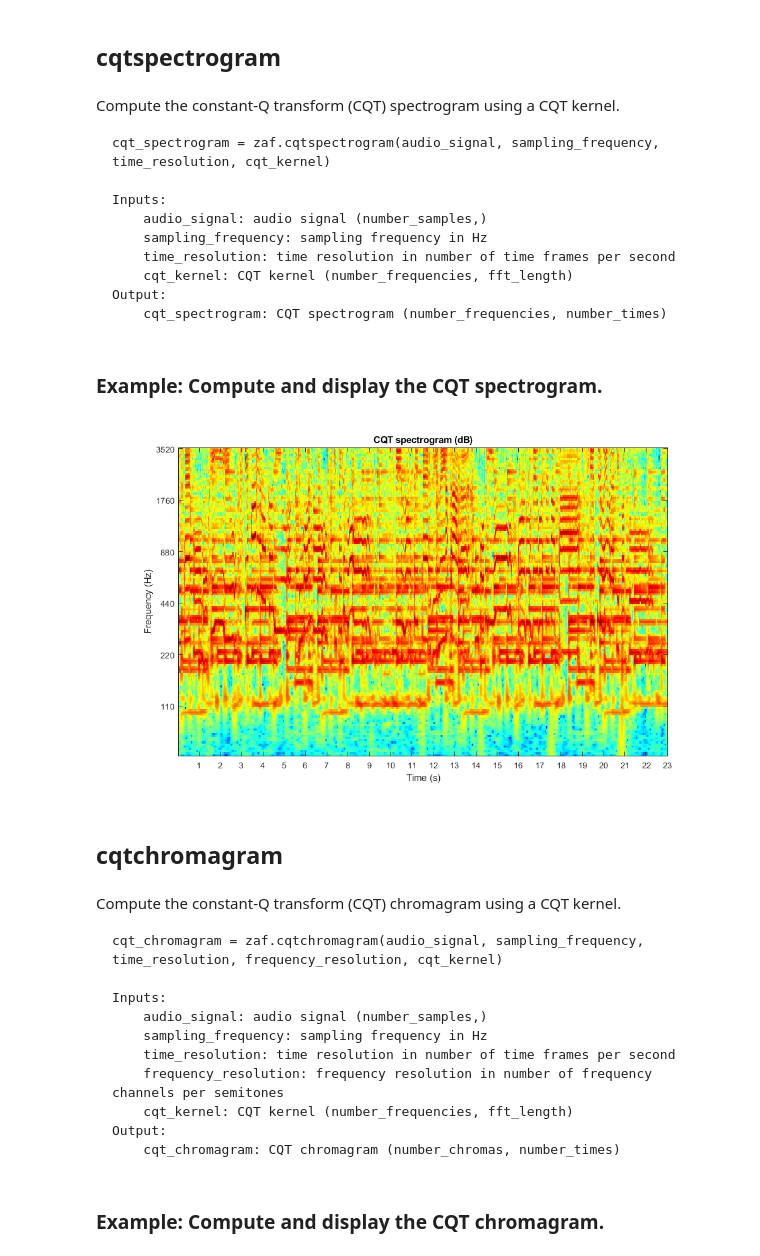
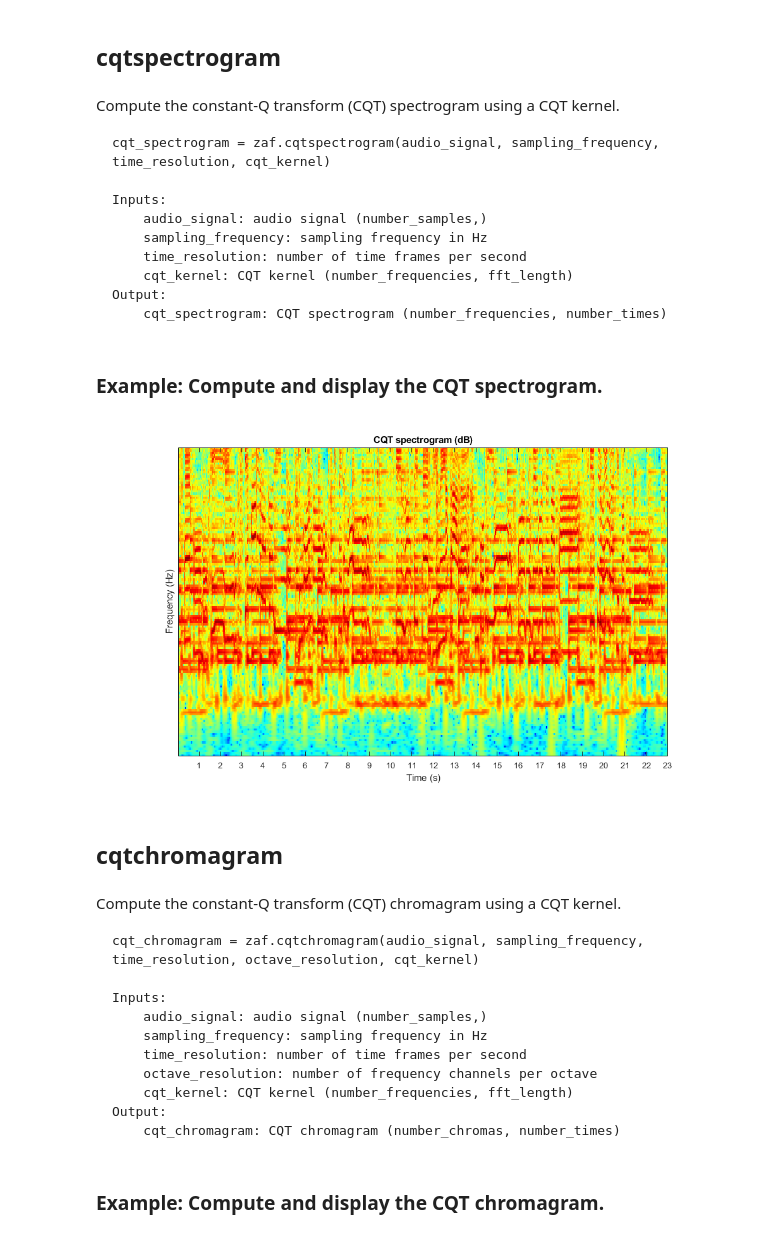
Before and after one commit to zafarrafii/Zaf-Matlab, a Jupyter notebook: examples.ipynb, the cells around one changed output. Cells and saved outputs as stored; diff of their text form; code cells hidden in the pictures.

````diff
--- a/examples.ipynb
+++ b/examples.ipynb
@@ -341,7 +341,7 @@ cqt_spectrogram = zaf.cqtspectrogram(audio_signal, sampling_frequency, time_reso
 Inputs:
     audio_signal: audio signal (number_samples,)
     sampling_frequency: sampling frequency in Hz
-    time_resolution: time resolution in number of time frames per second
+    time_resolution: number of time frames per second
     cqt_kernel: CQT kernel (number_frequencies, fft_length)
 Output:
     cqt_spectrogram: CQT spectrogram (number_frequencies, number_times)
@@ -351,40 +351,40 @@ Output:
 # %%
 %plot -s 1000,600
 
 % Read the audio signal with its sampling frequency in Hz, and average it over its channels
 [audio_signal,sampling_frequency] = audioread('audio_file.wav');
 audio_signal = mean(audio_signal,2);
 
 % Compute the CQT kernel using some parameters
-frequency_resolution = 2;
+octave_resolution = 24;
 minimum_frequency = 55;
 maximum_frequency = 3520;
-cqt_kernel = zaf.cqtkernel(sampling_frequency,frequency_resolution,minimum_frequency,maximum_frequency);
+cqt_kernel = zaf.cqtkernel(sampling_frequency,octave_resolution,minimum_frequency,maximum_frequency);
 
 % Compute the (magnitude) CQT spectrogram using the kernel
 time_resolution = 25;
 cqt_spectrogram = zaf.cqtspectrogram(audio_signal,sampling_frequency,time_resolution,cqt_kernel);
 
 % Display the CQT spectrogram in dB, seconds, and Hz
 xtick_step = 1;
 figure
-zaf.cqtspecshow(cqt_spectrogram,time_resolution,frequency_resolution,minimum_frequency,xtick_step);
+zaf.cqtspecshow(cqt_spectrogram,time_resolution,octave_resolution,minimum_frequency,xtick_step);
 title('CQT spectrogram (dB)')
 # %% [output]
-[figure, old version]
+[figure, new version]
 # %% [markdown]
 ## <a id="cqtchromagram"></a>cqtchromagram
 # %% [markdown]
 Compute the constant-Q transform (CQT) chromagram using a CQT kernel.
 
 ```
-cqt_chromagram = zaf.cqtchromagram(audio_signal, sampling_frequency, time_resolution, frequency_resolution, cqt_kernel)
+cqt_chromagram = zaf.cqtchromagram(audio_signal, sampling_frequency, time_resolution, octave_resolution, cqt_kernel)
 
 Inputs:
     audio_signal: audio signal (number_samples,)
     sampling_frequency: sampling frequency in Hz
-    time_resolution: time resolution in number of time frames per second
-    frequency_resolution: frequency resolution in number of frequency channels per semitones
+    time_resolution: number of time frames per second
+    octave_resolution: number of frequency channels per octave
     cqt_kernel: CQT kernel (number_frequencies, fft_length)
 Output:
     cqt_chromagram: CQT chromagram (number_chromas, number_times)
````
Also changed, not shown: parts of 4 cells of this notebook, 2 other files.
